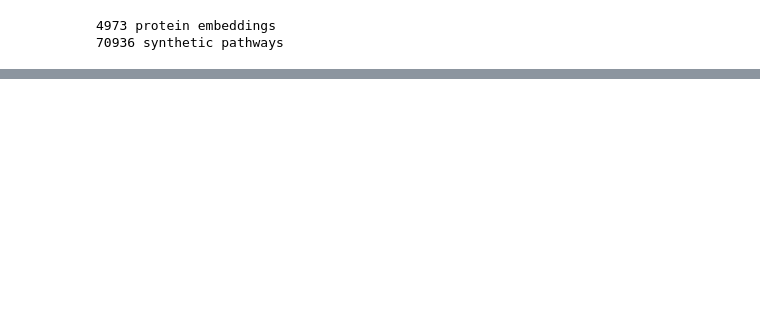
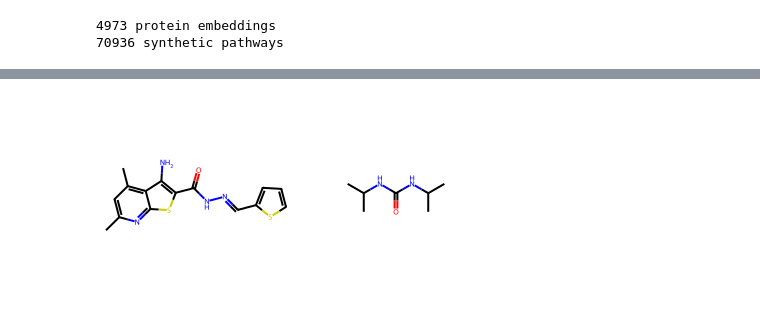
Before and after one commit to casperbroch/protein-synformer, a Jupyter notebook: Sample.ipynb, the cells around one changed output, grey strips where cells are left out. Cells and saved outputs as stored; diff of their text form; code cells hidden in the pictures; blank space fills up the shorter version.

Commit message:
fix sample script, add evaluation section and more visualizations to sample notebook

```diff
--- a/Sample.ipynb
+++ b/Sample.ipynb
@@ -151,0 +151,12 @@ Total: 0 / 1
+# %%
+info, result = sample(
+    ex_smiles,
+    ex_target_id,
+    model,
+    fpindex,
+    rxn_matrix,
+    protein_embeddings,
+    device,
+    repeat=50
+)
+# prints: analog.sim(mol), cnt_rxn, log_likelihood, analog.smiles
@@ -151,0 +169,8 @@ Total: 0 / 1
+# %%
+# Best one:
+best_idx = pd.DataFrame(info).T["similarity"].idxmax()
+
+print("True:", ex_smiles)
+print("Pred:", info[best_idx]["smiles"])
+
+info[best_idx]
@@ -151,0 +189,7 @@ Total: 0 / 1
+# %%
+Draw.MolsToGridImage((
+    Chem.MolFromSmiles(ex_smiles),     # true
+    Chem.MolFromSmiles(info[best_idx]["smiles"])  # predicted
+))
+# %% [output]
+[figure, added]
```
Also changed, not shown: parts of 16 cells of this notebook, 1 other file.
